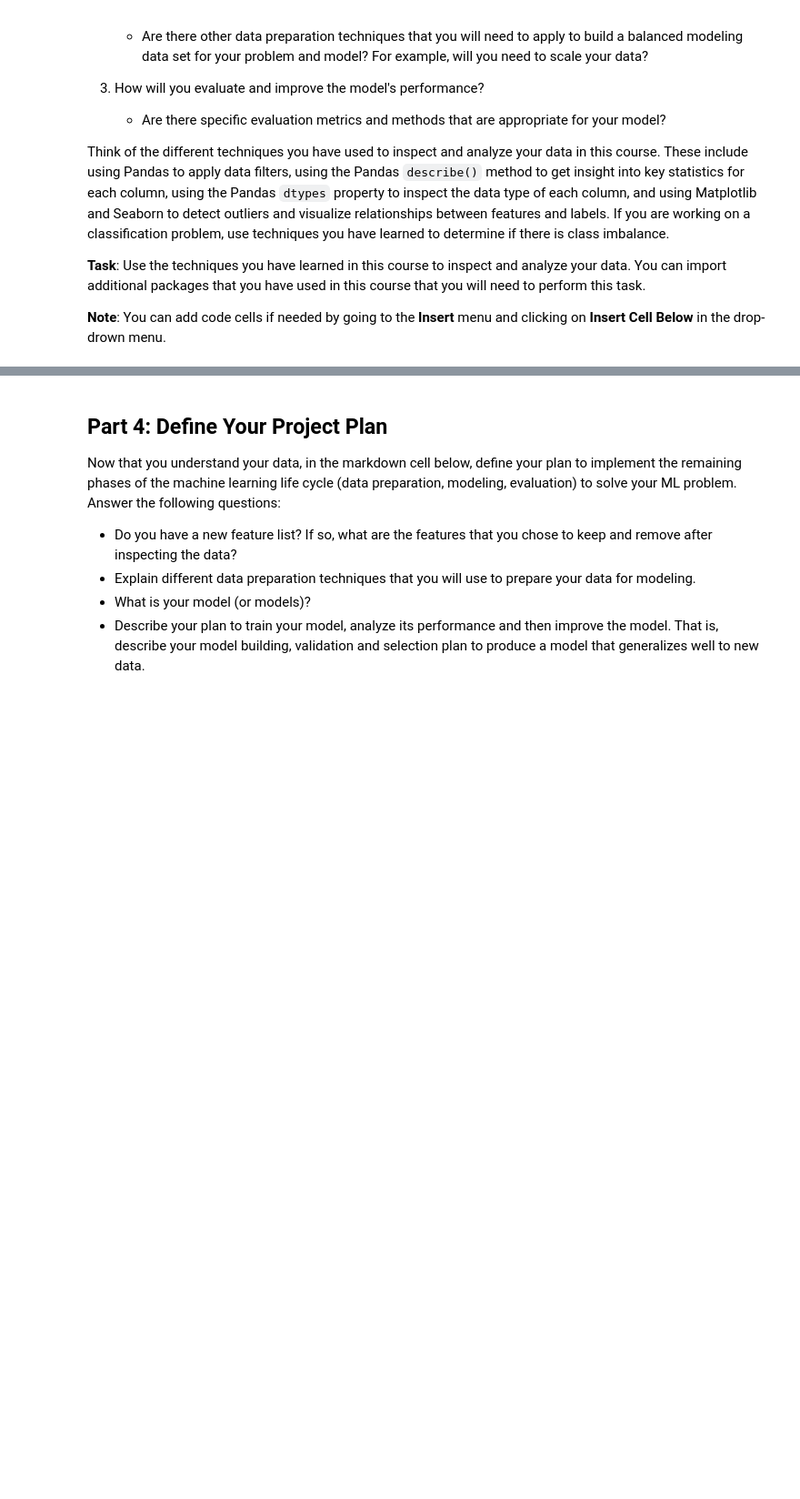
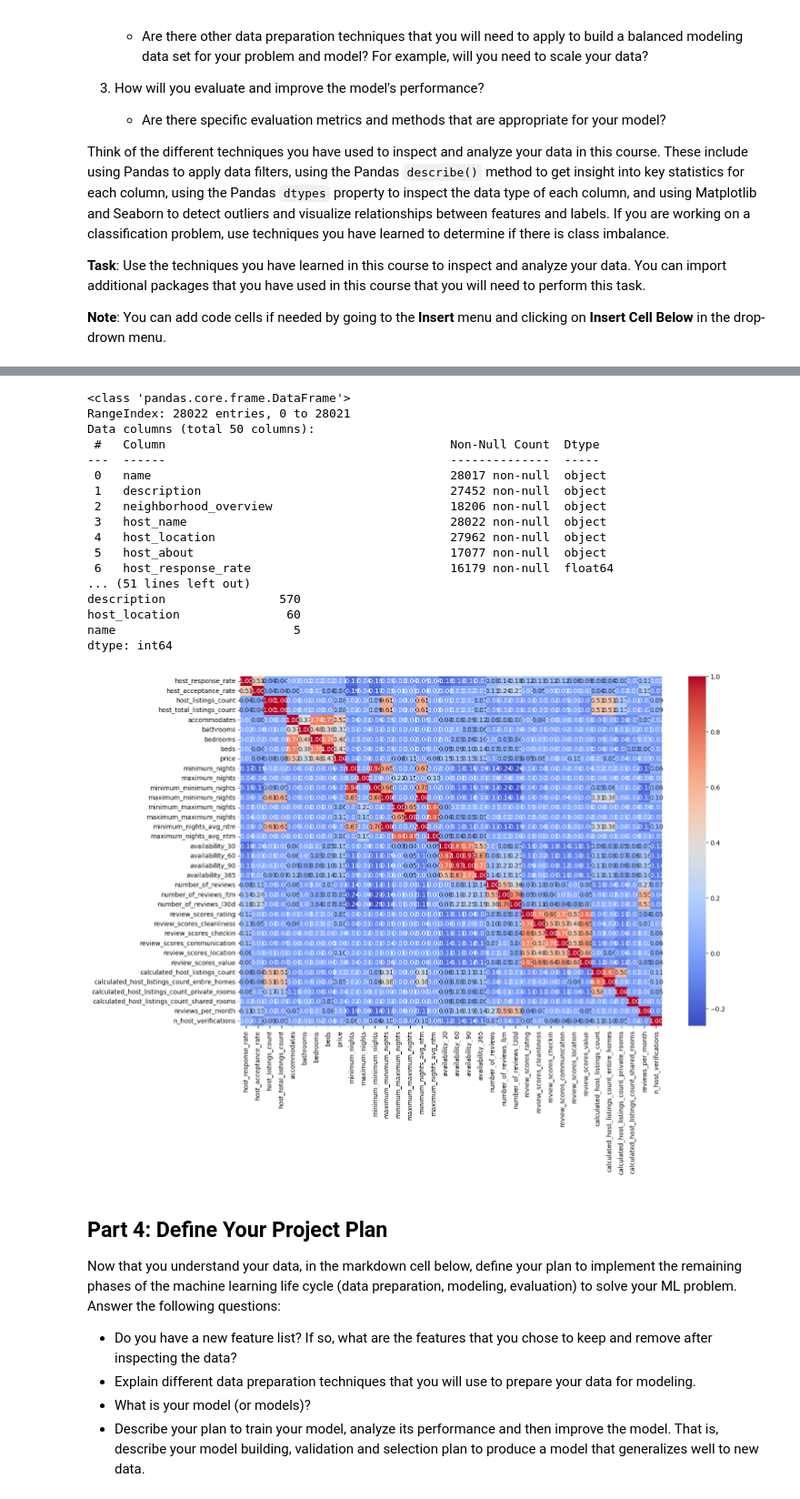
Before and after one commit to gir-ma/BTTAI_2, a Jupyter notebook: DefineAndSolveMLProblem.ipynb, the cells around one changed output, grey strips where cells are left out. Shown at 91% size. Saved outputs shown, nothing was run; the diff lists cells and outputs as text; code cells hidden in the pictures; blank space fills up the shorter version.

```diff
--- a/DefineAndSolveMLProblem.ipynb
+++ b/DefineAndSolveMLProblem.ipynb
@@ -203,3 +110,41 @@ Name: room_type, dtype: float64
+# %%
+# Load the data
+# airbnbDataSet_filename = os.path.join(os.getcwd(), "data", "airbnbListingsData.csv")
+# df = pd.read_csv(airbnbDataSet_filename)
+df.info()
+df.describe()
+df.isnull().sum()
+
+#check for missing valuess
+missing_values = df.isnull().sum()
+print(missing_values[missing_values > 0].sort_values(ascending=False))
+
+# Select only numeric columns
+numeric_df = df.select_dtypes(include=['float64', 'int64'])
+
+# Visualize the correlation matrix
+plt.figure(figsize=(15, 10))
+sns.heatmap(numeric_df.corr(), annot=True, fmt=".2f", cmap="coolwarm")
+plt.show()
+# %% [output]
+<class 'pandas.core.frame.DataFrame'>
+RangeIndex: 28022 entries, 0 to 28021
+Data columns (total 50 columns):
+ #   Column                                        Non-Null Count  Dtype
+---  ------                                        --------------  -----
+ 0   name                                          28017 non-null  object
+ 1   description                                   27452 non-null  object
+ 2   neighborhood_overview                         18206 non-null  object
+ 3   host_name                                     28022 non-null  object
+ 4   host_location                                 27962 non-null  object
+ 5   host_about                                    17077 non-null  object
+ 6   host_response_rate                            16179 non-null  float64
+... (51 lines left out)
+description                570
+host_location               60
+name                         5
+dtype: int64
+[figure, added]
 # %% [markdown]
 ## Part 4: Define Your Project Plan
 
```
Also changed, not shown: parts of 12 cells of this notebook, 4 other files.
